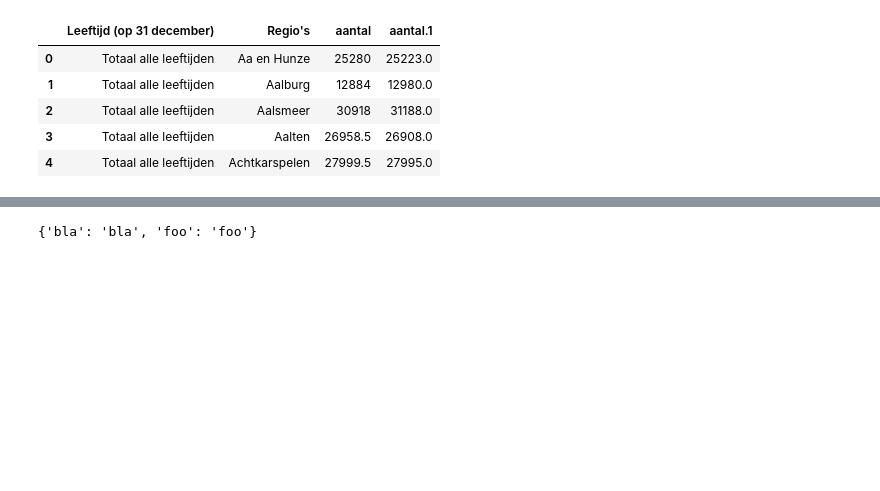
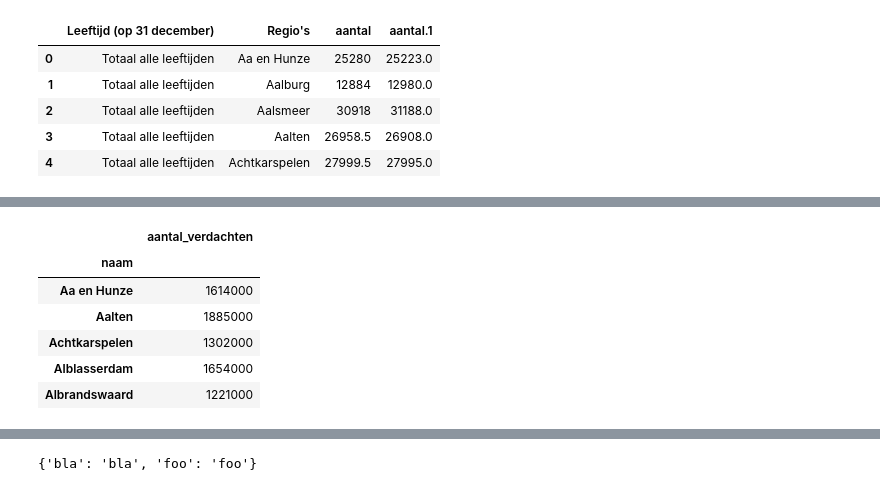
Before and after one commit to Gijs-Koot/gemeente-deler, a Jupyter notebook: notebooks/datasets.ipynb, the cells around one changed output, grey strips where cells are left out. Drawn from its saved outputs; the diff is of its cells as text; code cells hidden in the pictures; blank space fills up the shorter version.

```diff
--- a/notebooks/datasets.ipynb
+++ b/notebooks/datasets.ipynb
@@ -70,0 +42,13 @@ feather.write_dataframe(count_df, "../datasets/clean/clean_data.feather")
+# %%
+vd = pd.read_excel("../datasets/raw/verdachten_2015.xlsx").set_index("naam").rename(columns={
+        "bedrag": "aantal_verdachten"
+    })
+vd.head()
+# %% [output]
+|  | aantal_verdachten |
+| naam |  |
+| Aa en Hunze | 1614000 |
+| Aalten | 1885000 |
+| Achtkarspelen | 1302000 |
+| Alblasserdam | 1654000 |
+| Albrandswaard | 1221000 |
```
Also changed, not shown: parts of 12 cells of this notebook, 4 other files.
